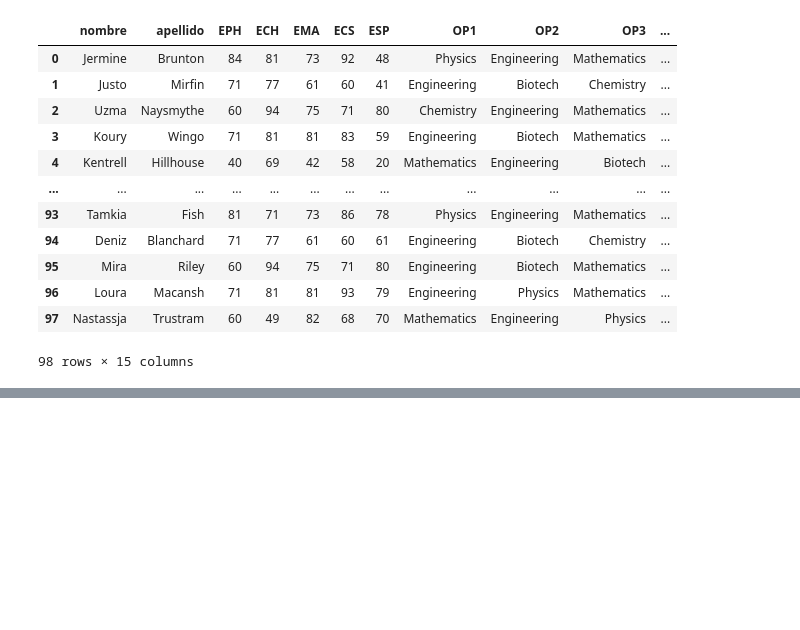
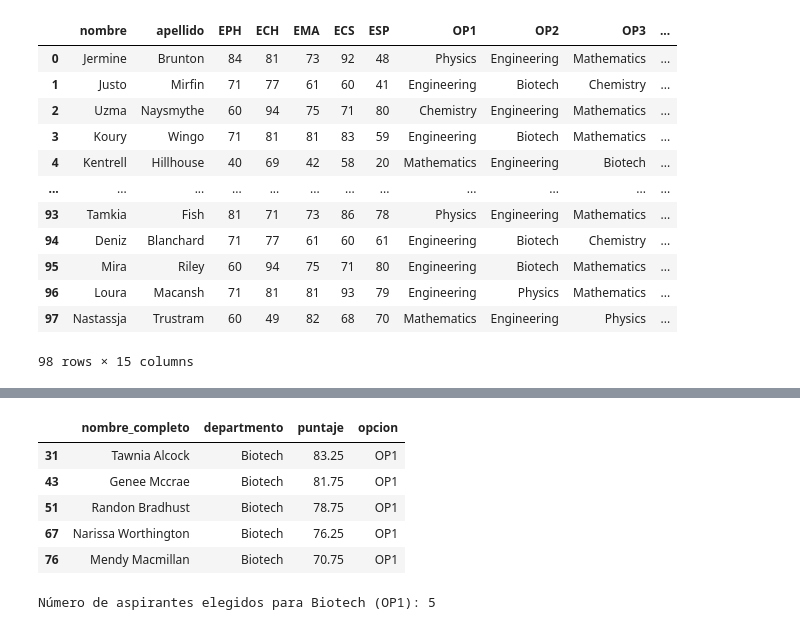
Before and after one commit to AnaLuisaGR/Unidad_1-Actividad_1.ipynb, a Jupyter notebook: Seleccion_de_aspirantes.ipynb, the cells around one changed output, grey strips where cells are left out. Cells and saved outputs as stored; diff of their text form; code cells hidden in the pictures; blank space fills up the shorter version.

```diff
--- a/Seleccion_de_aspirantes.ipynb
+++ b/Seleccion_de_aspirantes.ipynb
@@ -183,0 +277,31 @@ Número de aspirantes elegidos para Engineering (OP1): 5
+# %%
+# Filtrar el DataFrame para el departamento seleccionado y la opción OP1
+aspirantes_departamento = df[(df['OP1'] == departamento_seleccionado)]
+
+# Ordenar por OP1_score en orden descendente
+aspirantes_ordenados = aspirantes_departamento.sort_values(by=['OP1_score'], ascending=[False])
+
+# Seleccionar los N aspirantes con los puntajes más altos
+aspirantes_elegidos = aspirantes_ordenados.head(N)
+
+# Crear la tabla con las columnas especificadas
+tabla_aspirantes_elegidos = pd.DataFrame({
+    'nombre_completo': aspirantes_elegidos['nombre_completo'],
+    'departmento': aspirantes_elegidos['OP1'],
+    'puntaje': aspirantes_elegidos['OP1_score'],
+    'opcion': 'OP1'
+})
+
+# Presentar el contenido de la tabla
+display(tabla_aspirantes_elegidos)
+
+# Imprimir el número de aspirantes elegidos
+print(f"\nNúmero de aspirantes elegidos para {departamento_seleccionado} (OP1): {len(tabla_aspirantes_elegidos)}")
+# %% [output]
+|  | nombre_completo | departmento | puntaje | opcion |
+| 31 | Tawnia Alcock | Biotech | 83.25 | OP1 |
+| 43 | Genee Mccrae | Biotech | 81.75 | OP1 |
+| 51 | Randon Bradhust | Biotech | 78.75 | OP1 |
+| 67 | Narissa Worthington | Biotech | 76.25 | OP1 |
+| 76 | Mendy Macmillan | Biotech | 70.75 | OP1 |
+Número de aspirantes elegidos para Biotech (OP1): 5
```
Also changed, not shown: parts of 5 cells of this notebook.
